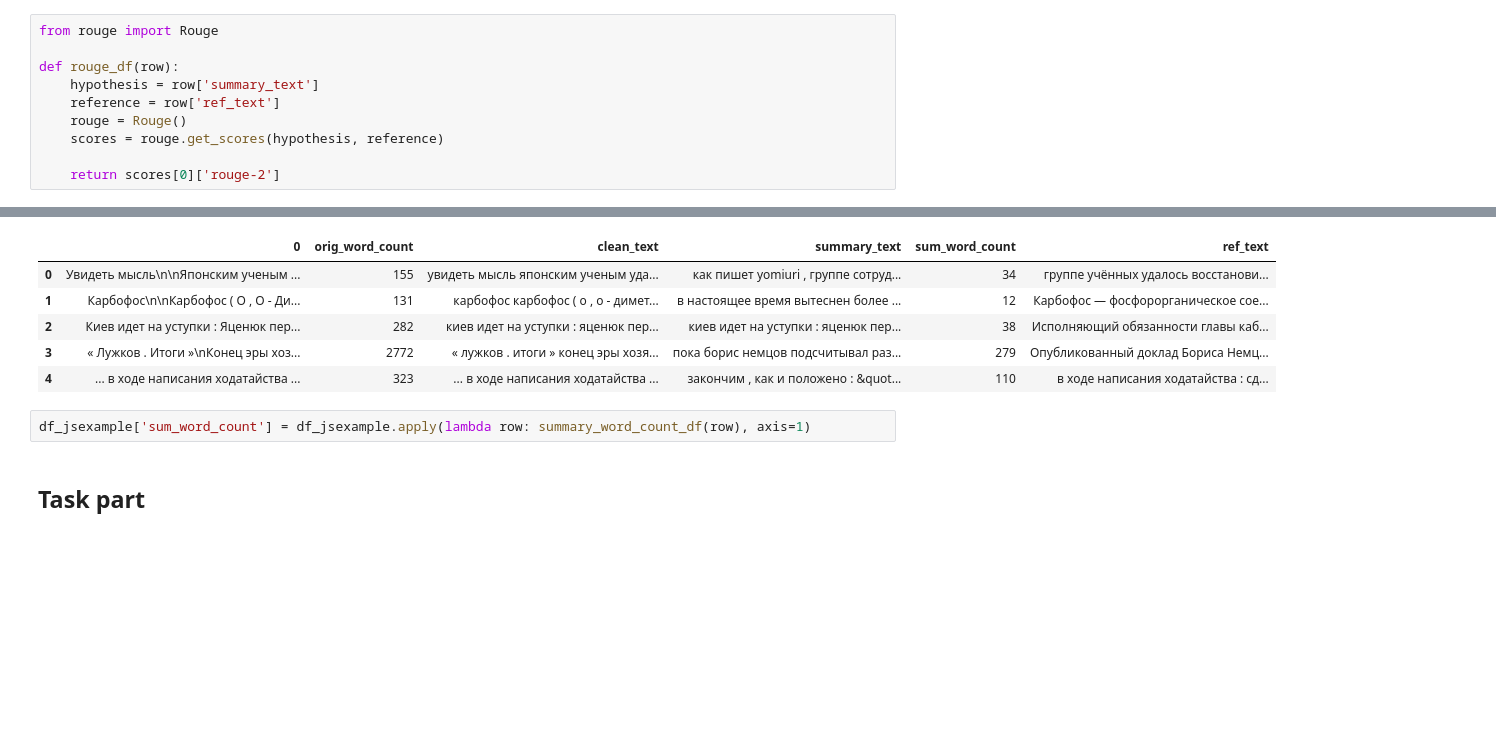
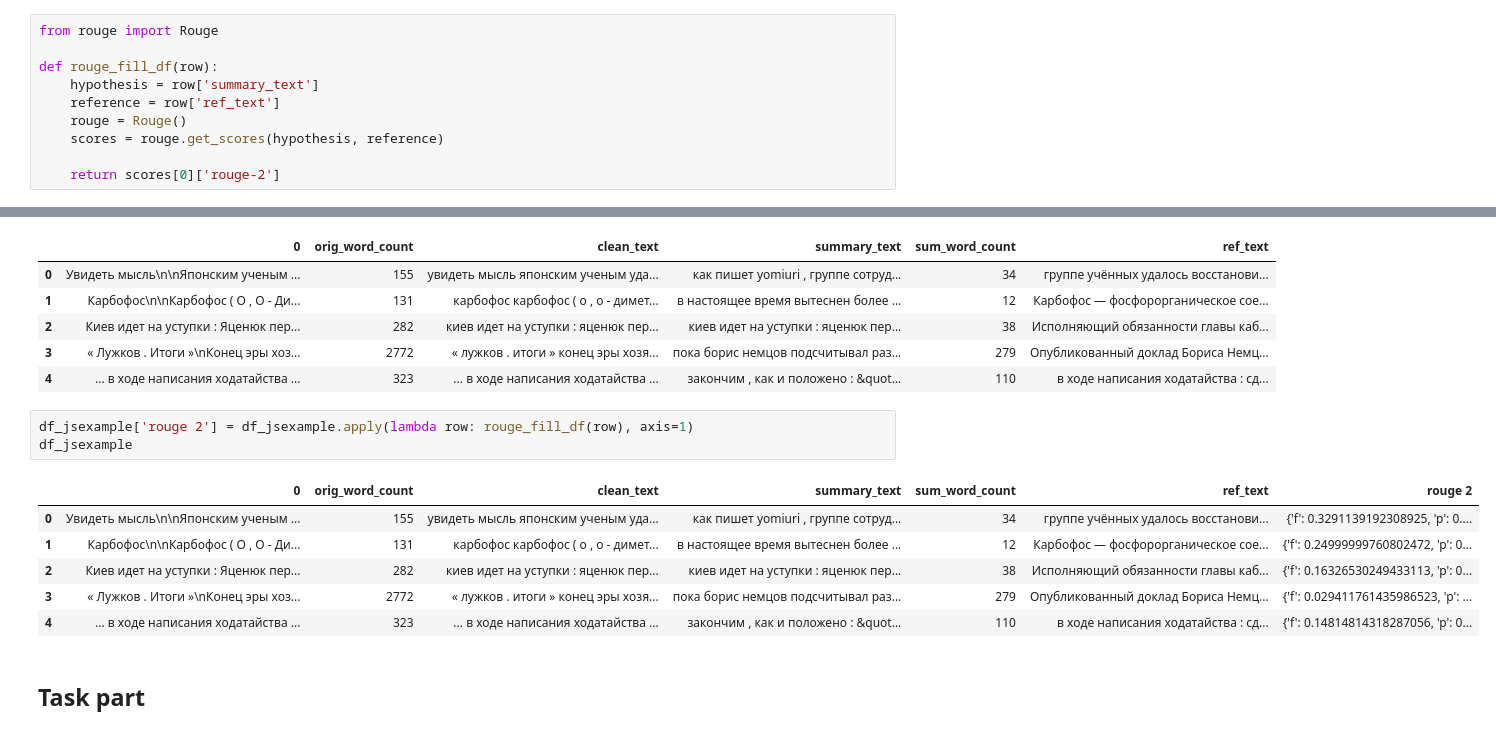
Before and after one commit to SApsalamov/nlp2020spring, a Jupyter notebook: Lab6_Summarization/Lab6_Summarization.ipynb, the cells around one changed output, grey strips where cells are left out. Drawn from its saved outputs; the diff is of its cells as text; blank space fills up the shorter version.

Commit message:
[Mod] Add output for rouge in Lab6_Summarization.ipynb

```diff
--- a/Lab6_Summarization/Lab6_Summarization.ipynb
+++ b/Lab6_Summarization/Lab6_Summarization.ipynb
@@ -105,7 +105,7 @@ df_jsexample.head()
 # %%
 from rouge import Rouge
 
-def rouge_df(row):
+def rouge_fill_df(row):
     hypothesis = row['summary_text']
     reference = row['ref_text']
     rouge = Rouge()
@@ -155,7 +155,15 @@ df_jsexample
 | 3 | « Лужков . Итоги »\nКонец эры хоз... | 2772 | « лужков . итоги » конец эры хозя... | пока борис немцов подсчитывал раз... | 279 | Опубликованный доклад Бориса Немц... |
 | 4 | ... в ходе написания ходатайства ... | 323 | ... в ходе написания ходатайства ... | закончим , как и положено : &quot... | 110 | в ходе написания ходатайства : сд... |
 # %%
-df_jsexample['sum_word_count'] = df_jsexample.apply(lambda row: summary_word_count_df(row), axis=1)
+df_jsexample['rouge 2'] = df_jsexample.apply(lambda row: rouge_fill_df(row), axis=1)
+df_jsexample
+# %% [output]
+|  | 0 | orig_word_count | clean_text | summary_text | sum_word_count | ref_text | rouge 2 |
+| 0 | Увидеть мысль\n\nЯпонским ученым ... | 155 | увидеть мысль японским ученым уда... | как пишет yomiuri , группе сотруд... | 34 | группе учённых удалось восстанови... | {'f': 0.3291139192308925, 'p': 0.... |
+| 1 | Карбофос\n\nКарбофос ( O , O - Ди... | 131 | карбофос карбофос ( o , o - димет... | в настоящее время вытеснен более ... | 12 | Карбофос — фосфорорганическое сое... | {'f': 0.24999999760802472, 'p': 0... |
+| 2 | Киев идет на уступки : Яценюк пер... | 282 | киев идет на уступки : яценюк пер... | киев идет на уступки : яценюк пер... | 38 | Исполняющий обязанности главы каб... | {'f': 0.16326530249433113, 'p': 0... |
+| 3 | « Лужков . Итоги »\nКонец эры хоз... | 2772 | « лужков . итоги » конец эры хозя... | пока борис немцов подсчитывал раз... | 279 | Опубликованный доклад Бориса Немц... | {'f': 0.029411761435986523, 'p': ... |
+| 4 | ... в ходе написания ходатайства ... | 323 | ... в ходе написания ходатайства ... | закончим , как и положено : &quot... | 110 | в ходе написания ходатайства : сд... | {'f': 0.14814814318287056, 'p': 0... |
 # %% [markdown]
 ## Task part
 # %%
```
